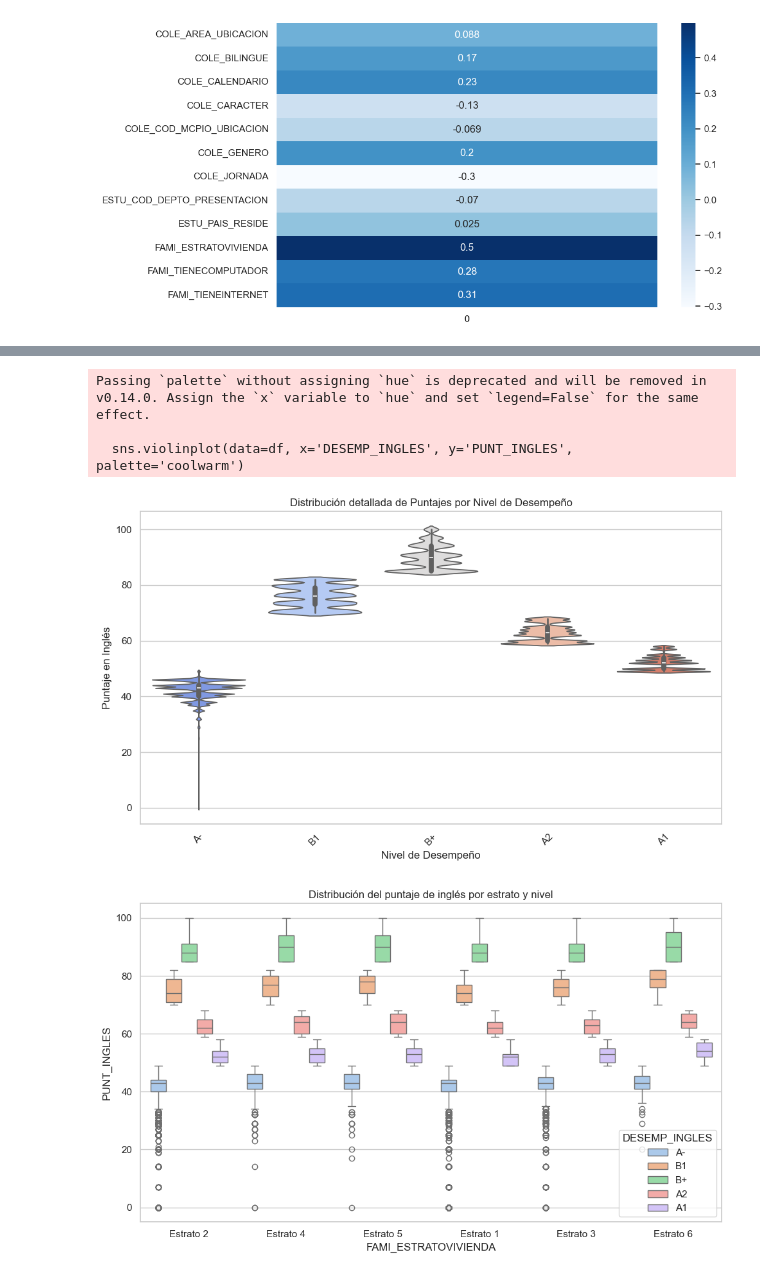
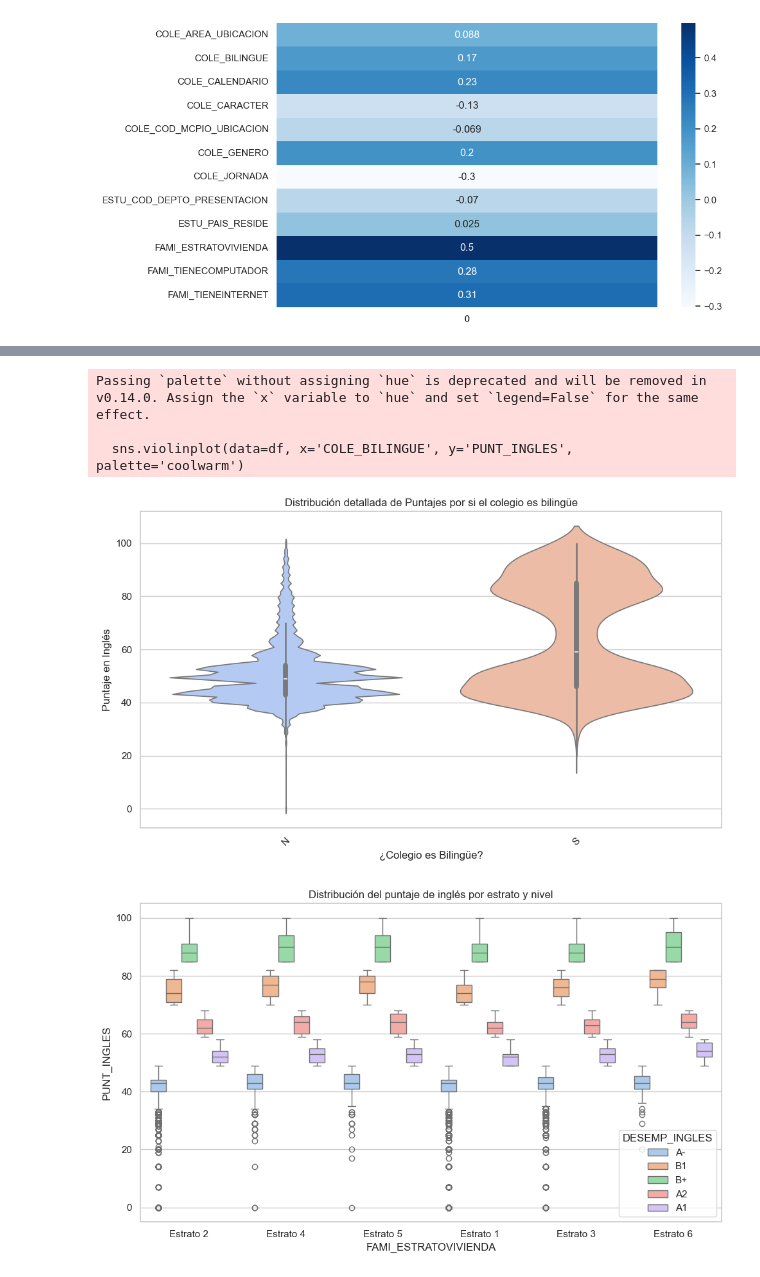
Before and after one commit to nicolas-ac98/proyecto2_actd, a Jupyter notebook: exploracion-data/Explicación de Datos y corrección.ipynb, the cells around one changed output, grey strips where cells are left out. Cells and saved outputs as stored; diff of their text form; code cells hidden in the pictures.

```diff
--- a/exploracion-data/Explicación de Datos y corrección.ipynb
+++ b/exploracion-data/Explicación de Datos y corrección.ipynb
@@ -267,19 +263,17 @@ Passing `palette` without assigning `hue` is deprecated and will be removed in v
 # %%
-# Violin plot (opcional pero más detallado que boxplot)
-
 plt.figure(figsize=(10, 6))
-sns.violinplot(data=df, x='DESEMP_INGLES', y='PUNT_INGLES', palette='coolwarm')
-plt.title('Distribución detallada de Puntajes por Nivel de Desempeño')
-plt.xlabel('Nivel de Desempeño')
+sns.violinplot(data=df, x='COLE_BILINGUE', y='PUNT_INGLES', palette='coolwarm')
+plt.title('Distribución detallada de Puntajes por si el colegio es bilingüe')
+plt.xlabel('¿Colegio es Bilingüe?')
 plt.ylabel('Puntaje en Inglés')
 plt.xticks(rotation=45)
 plt.tight_layout()
 plt.show()
 # %% [output]
 Passing `palette` without assigning `hue` is deprecated and will be removed in v0.14.0. Assign the `x` variable to `hue` and set `legend=False` for the same effect.
 
-  sns.violinplot(data=df, x='DESEMP_INGLES', y='PUNT_INGLES', palette='coolwarm')
+  sns.violinplot(data=df, x='COLE_BILINGUE', y='PUNT_INGLES', palette='coolwarm')
-[figure, old version]
+[figure, new version]
 # %%
 sns.boxplot(data=df, x='FAMI_ESTRATOVIVIENDA', y='PUNT_INGLES', hue='DESEMP_INGLES', palette='pastel')
 plt.title('Distribución del puntaje de inglés por estrato y nivel')
```
Also changed, not shown: parts of 4 cells of this notebook.
